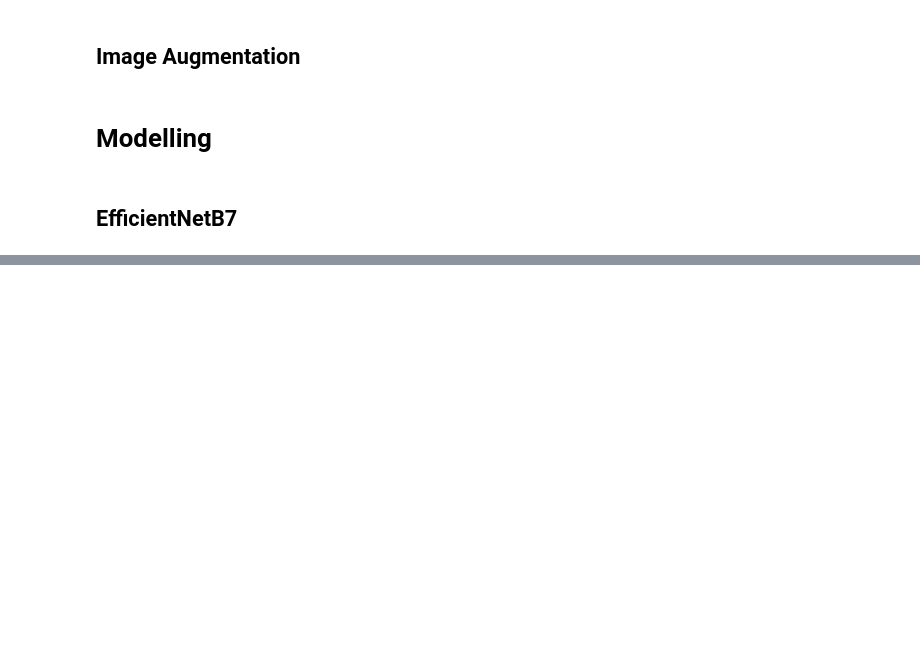
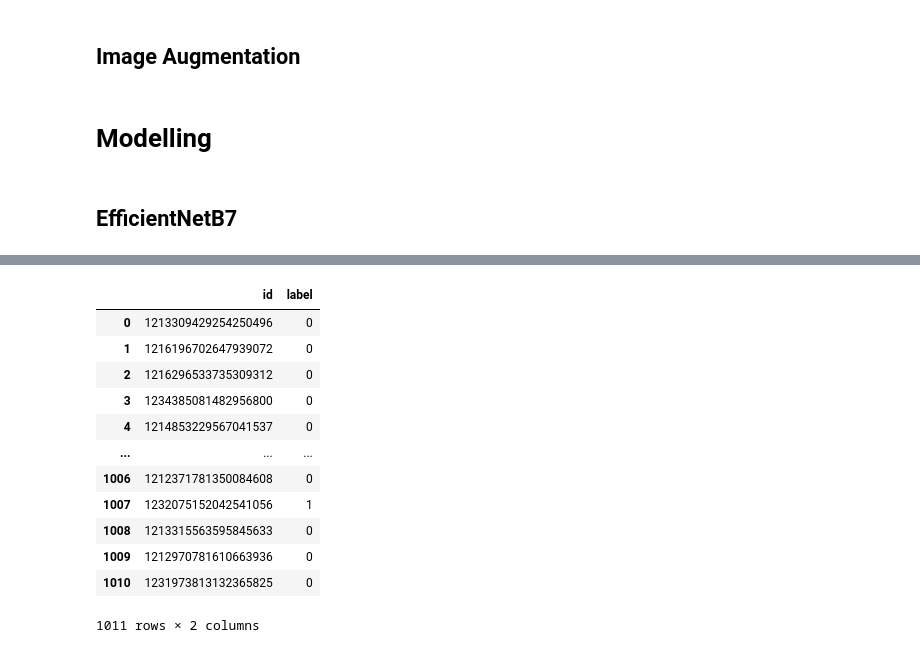
Before and after one commit to eryawww/ristek_datathon, a Jupyter notebook: model.ipynb, the cells around one changed output, grey strips where cells are left out. Saved outputs shown, nothing was run; the diff lists cells and outputs as text; code cells hidden in the pictures; blank space fills up the shorter version.

```diff
--- a/model.ipynb
+++ b/model.ipynb
@@ -113,0 +147,6 @@ ValueError: in user code:
+# %%
+test = pd.read_csv(get_path('data/test.csv'))
+# %%
+model = models.load_model(get_path('model.h5'))
+# %%
+pred = model.predict(test_img_arr)
@@ -113,0 +155,4 @@ ValueError: in user code:
+# %%
+output = pd.DataFrame()
+output['id'] = test['id']
+output['label'] = [int(x>.5) for x in pred]
@@ -113,0 +177,16 @@ ValueError: in user code:
+# %%
+output
+# %% [output]
+|  | id | label |
+| 0 | 1213309429254250496 | 0 |
+| 1 | 1216196702647939072 | 0 |
+| 2 | 1216296533735309312 | 0 |
+| 3 | 1234385081482956800 | 0 |
+| 4 | 1214853229567041537 | 0 |
+| ... | ... | ... |
+| 1006 | 1212371781350084608 | 0 |
+| 1007 | 1232075152042541056 | 1 |
+| 1008 | 1213315563595845633 | 0 |
+| 1009 | 1212970781610663936 | 0 |
+| 1010 | 1231973813132365825 | 0 |
+1011 rows × 2 columns
```
Also changed, not shown: parts of 19 cells of this notebook.
